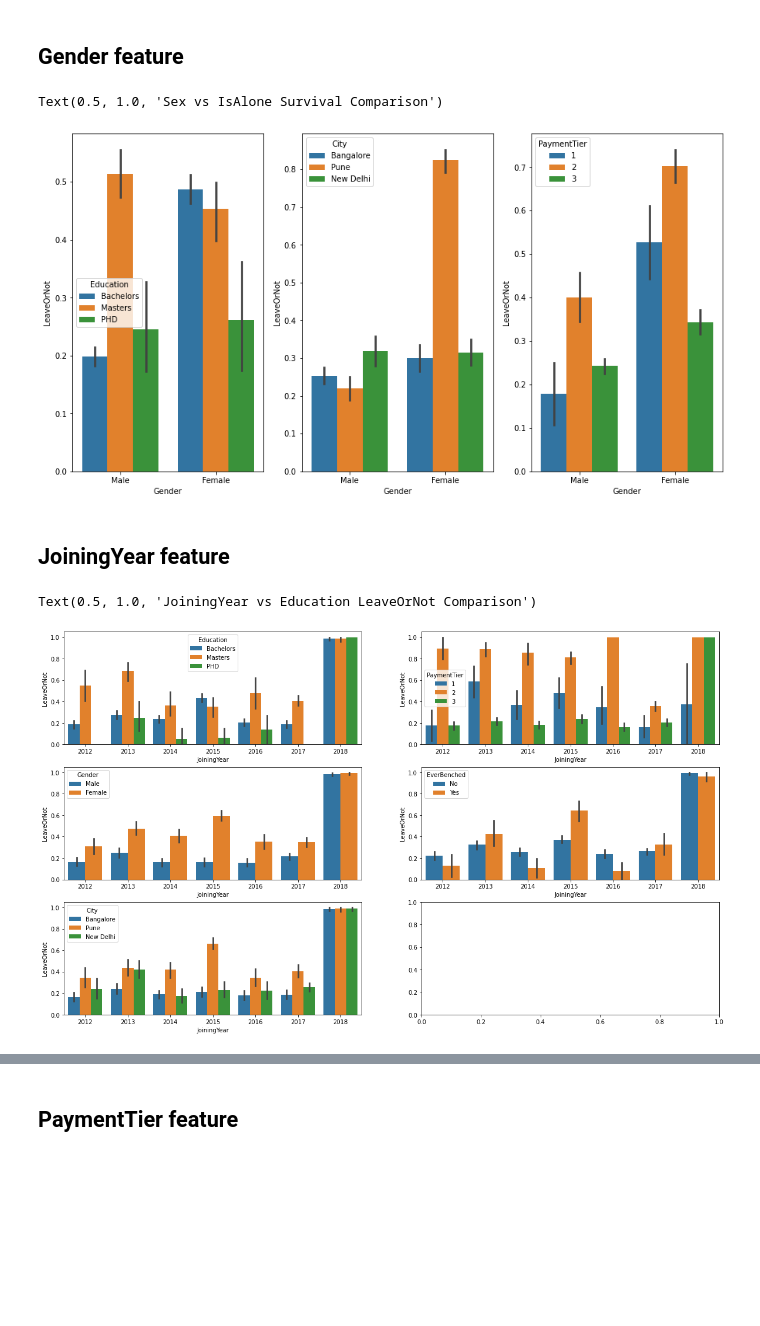
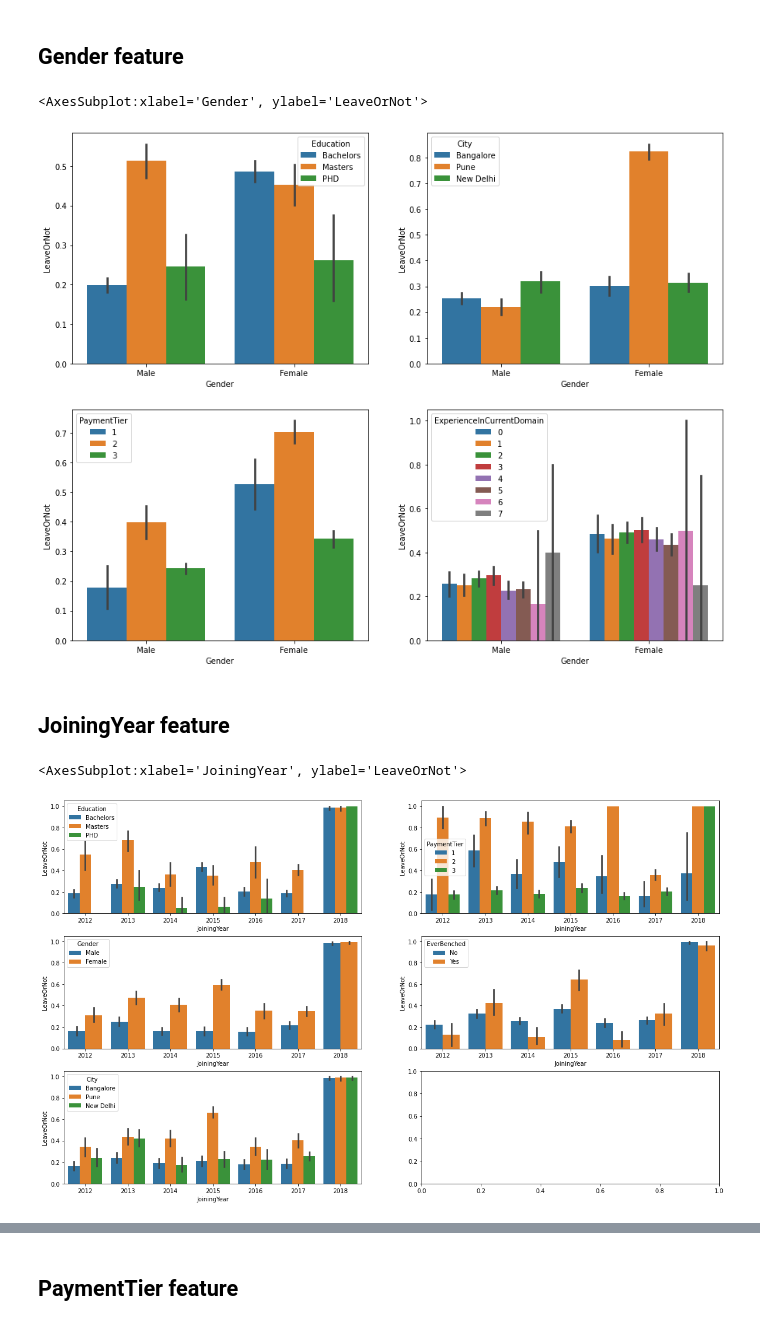
Before and after one commit to bochendong/CS9637A, a Jupyter notebook: 9637a.ipynb, the cells around one changed output, grey strips where cells are left out. Saved outputs shown, nothing was run; the diff lists cells and outputs as text; code cells hidden in the pictures; blank space fills up the shorter version.

```diff
--- a/9637a.ipynb
+++ b/9637a.ipynb
@@ -247,39 +236,34 @@ Text(0.5, 1.0, 'GenEducationder vs Age Survival Comparison')
 ## Gender feature
 # %%
 # bochen
-fig, qaxis = plt.subplots(1,3,figsize=(15,8))
+fig, qaxis = plt.subplots(2,2,figsize=(15,12))
 
-sns.barplot(x = 'Gender', y = 'LeaveOrNot', hue = 'Education', data=data, ax = qaxis[0])
-axis1.set_title('Gender vs Education LeaveOrNot Comparison')
+sns.barplot(x = 'Gender', y = 'LeaveOrNot', hue = 'Education', data=data, ax = qaxis[0][0])
 
-sns.barplot(x = 'Gender', y = 'LeaveOrNot', hue = 'City', data=data, ax  = qaxis[1])
-axis1.set_title('Gender vs City LeaveOrNot Comparison')
+sns.barplot(x = 'Gender', y = 'LeaveOrNot', hue = 'City', data=data, ax  = qaxis[0][1])
 
-sns.barplot(x = 'Gender', y = 'LeaveOrNot', hue = 'PaymentTier', data=data, ax  = qaxis[2])
-axis1.set_title('Gender vs PaymentTier LeaveOrNot Comparison')
+sns.barplot(x = 'Gender', y = 'LeaveOrNot', hue = 'PaymentTier', data=data, ax  = qaxis[1][0])
+
+sns.barplot(x = 'Gender', y = 'LeaveOrNot', hue = 'ExperienceInCurrentDomain', data=data, ax  = qaxis[1][1])
 # %% [output]
-Text(0.5, 1.0, 'Sex vs IsAlone Survival Comparison')
+<AxesSubplot:xlabel='Gender', ylabel='LeaveOrNot'>
-[figure, old version]
+[figure, new version]
 # %% [markdown]
 ## JoiningYear feature
 # %%
-# JoiningYear City PaymentTier Age ExperienceInCurrentDomain LeaveOrNot Gender EverBenched Education
+# bochen
 fig, qaxis = plt.subplots(3,2,figsize=(20,12))
+
 sns.barplot(x = 'JoiningYear', y = 'LeaveOrNot', hue = 'City', data=data, ax = qaxis[2][0])
-axis1.set_title('JoiningYear vs Education LeaveOrNot Comparison')
 
 sns.barplot(x = 'JoiningYear', y = 'LeaveOrNot', hue = 'PaymentTier', data=data, ax  = qaxis[0][1])
-axis1.set_title('JoiningYear vs City LeaveOrNot Comparison')
 
 sns.barplot(x = 'JoiningYear', y = 'LeaveOrNot', hue = 'Gender', data=data, ax  = qaxis[1][0])
-axis1.set_title('JoiningYear vs PaymentTier LeaveOrNot Comparison')
 
 sns.barplot(x = 'JoiningYear', y = 'LeaveOrNot', hue = 'EverBenched', data=data, ax  = qaxis[1][1])
-axis1.set_title('Gender vs EverBenched LeaveOrNot Comparison')
 
 sns.barplot(x = 'JoiningYear', y = 'LeaveOrNot', hue = 'Education', data=data, ax  = qaxis[0][0])
-axis1.set_title('JoiningYear vs Education LeaveOrNot Comparison')
 # %% [output]
-Text(0.5, 1.0, 'JoiningYear vs Education LeaveOrNot Comparison')
+<AxesSubplot:xlabel='JoiningYear', ylabel='LeaveOrNot'>
-[figure, old version]
+[figure, new version]
 # %%
```
Also changed, not shown: parts of 8 cells of this notebook.
